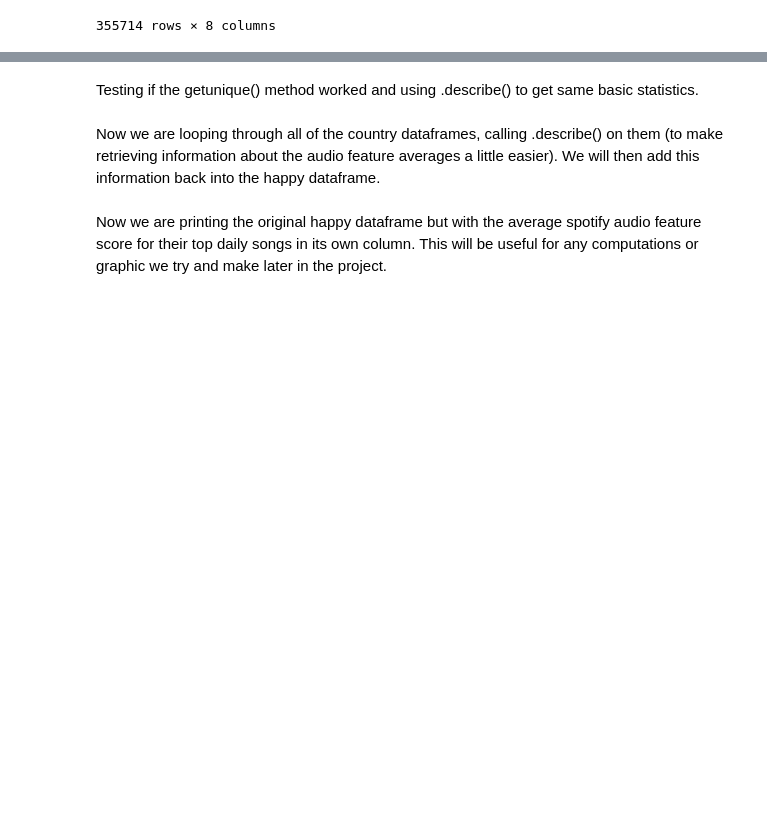
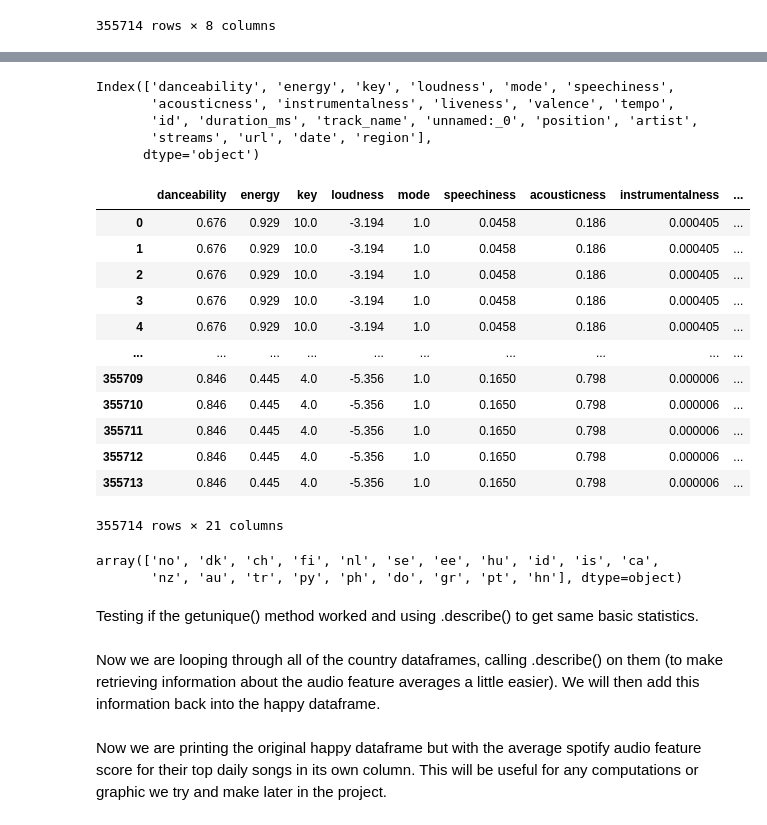
Before and after one commit to Albina-C/INFO-2950-Project, a Jupyter notebook: PROJ 2950.ipynb, the cells around one changed output, grey strips where cells are left out. Cells and saved outputs as stored; diff of their text form; code cells hidden in the pictures; blank space fills up the shorter version.

```diff
--- a/PROJ 2950.ipynb
+++ b/PROJ 2950.ipynb
@@ -879,2 +877,30 @@ uniquefinal
+# %%
+af=uniquefinal.merge(finalsongs, how="right")
+print(af.columns)
+af
+# %% [output]
+Index(['danceability', 'energy', 'key', 'loudness', 'mode', 'speechiness',
+       'acousticness', 'instrumentalness', 'liveness', 'valence', 'tempo',
+       'id', 'duration_ms', 'track_name', 'unnamed:_0', 'position', 'artist',
+       'streams', 'url', 'date', 'region'],
+      dtype='object')
+|  | danceability | energy | key | loudness | mode | speechiness | acousticness | instrumentalness | ... |
+| 0 | 0.676 | 0.929 | 10.0 | -3.194 | 1.0 | 0.0458 | 0.186 | 0.000405 | ... |
+| 1 | 0.676 | 0.929 | 10.0 | -3.194 | 1.0 | 0.0458 | 0.186 | 0.000405 | ... |
+| 2 | 0.676 | 0.929 | 10.0 | -3.194 | 1.0 | 0.0458 | 0.186 | 0.000405 | ... |
+| 3 | 0.676 | 0.929 | 10.0 | -3.194 | 1.0 | 0.0458 | 0.186 | 0.000405 | ... |
+| 4 | 0.676 | 0.929 | 10.0 | -3.194 | 1.0 | 0.0458 | 0.186 | 0.000405 | ... |
+| ... | ... | ... | ... | ... | ... | ... | ... | ... | ... |
+| 355709 | 0.846 | 0.445 | 4.0 | -5.356 | 1.0 | 0.1650 | 0.798 | 0.000006 | ... |
+| 355710 | 0.846 | 0.445 | 4.0 | -5.356 | 1.0 | 0.1650 | 0.798 | 0.000006 | ... |
+| 355711 | 0.846 | 0.445 | 4.0 | -5.356 | 1.0 | 0.1650 | 0.798 | 0.000006 | ... |
+| 355712 | 0.846 | 0.445 | 4.0 | -5.356 | 1.0 | 0.1650 | 0.798 | 0.000006 | ... |
+| 355713 | 0.846 | 0.445 | 4.0 | -5.356 | 1.0 | 0.1650 | 0.798 | 0.000006 | ... |
+355714 rows × 21 columns
+# %%
+pd.unique(af['region'])
+# %% [output]
+array(['no', 'dk', 'ch', 'fi', 'nl', 'se', 'ee', 'hu', 'id', 'is', 'ca',
+       'nz', 'au', 'tr', 'py', 'ph', 'do', 'gr', 'pt', 'hn'], dtype=object)
 # %%
 # spotify(main)
```
Also changed, not shown: parts of 4 cells of this notebook.
